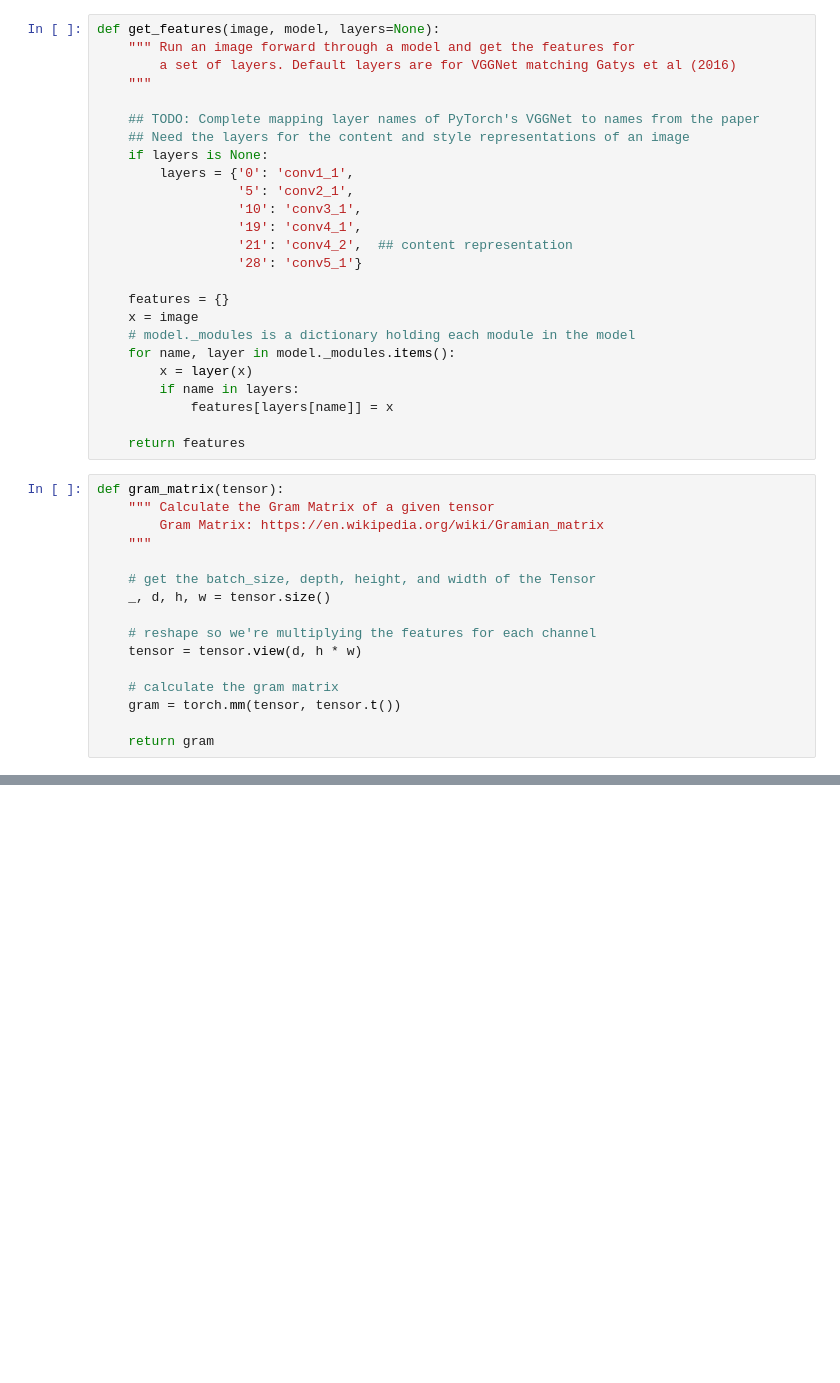
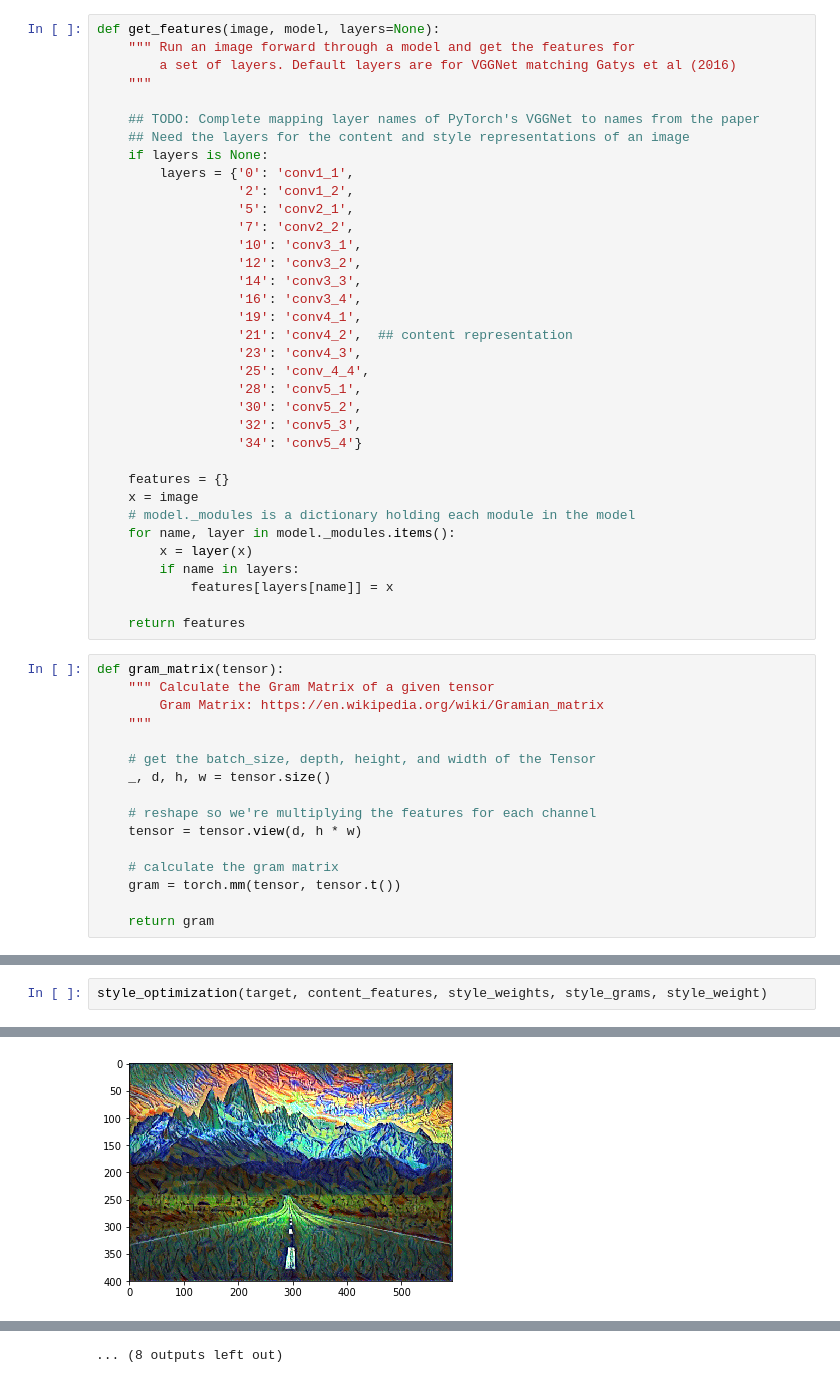
Before and after one commit to DrorPezo/Style-Transfer-Project, a Jupyter notebook: Style_Transfer_Gytes.ipynb, the cells around one changed output, grey strips where cells are left out. Drawn from its saved outputs; the diff is of its cells as text; blank space fills up the shorter version.

```diff
--- a/Style_Transfer_Gytes.ipynb
+++ b/Style_Transfer_Gytes.ipynb
@@ -133,11 +169,21 @@ def get_features(image, model, layers=None):
     ## Need the layers for the content and style representations of an image
     if layers is None:
         layers = {'0': 'conv1_1',
+                  '2': 'conv1_2',
                   '5': 'conv2_1',
+                  '7': 'conv2_2',
                   '10': 'conv3_1',
+                  '12': 'conv3_2',
+                  '14': 'conv3_3',
+                  '16': 'conv3_4',
                   '19': 'conv4_1',
                   '21': 'conv4_2',  ## content representation
-                  '28': 'conv5_1'}
+                  '23': 'conv4_3',
+                  '25': 'conv_4_4',
+                  '28': 'conv5_1',
+                  '30': 'conv5_2',
+                  '32': 'conv5_3',
+                  '34': 'conv5_4'}
 
     features = {}
     x = image
@@ -246,0 +280,3 @@ Total loss:  4070548480.0
+# %%
+style_optimization(target, content_features, style_weights, style_grams, style_weight)
+# %% [output]
@@ -246,0 +284 @@ Total loss:  4070548480.0
+[figure, added]
@@ -246,0 +295 @@ Total loss:  4070548480.0
+... (8 outputs left out)
```
Also changed, not shown: parts of 14 cells of this notebook.
